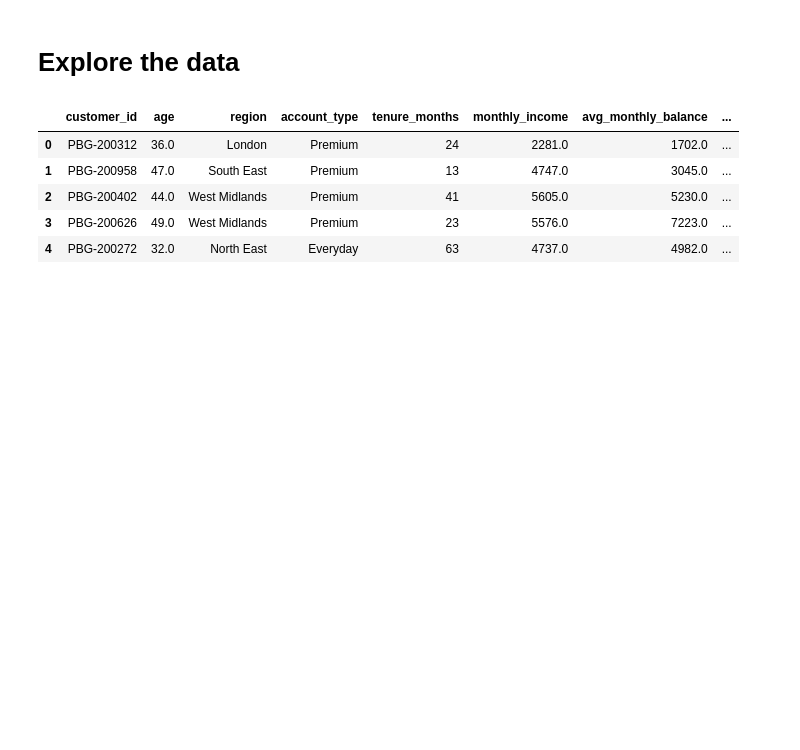
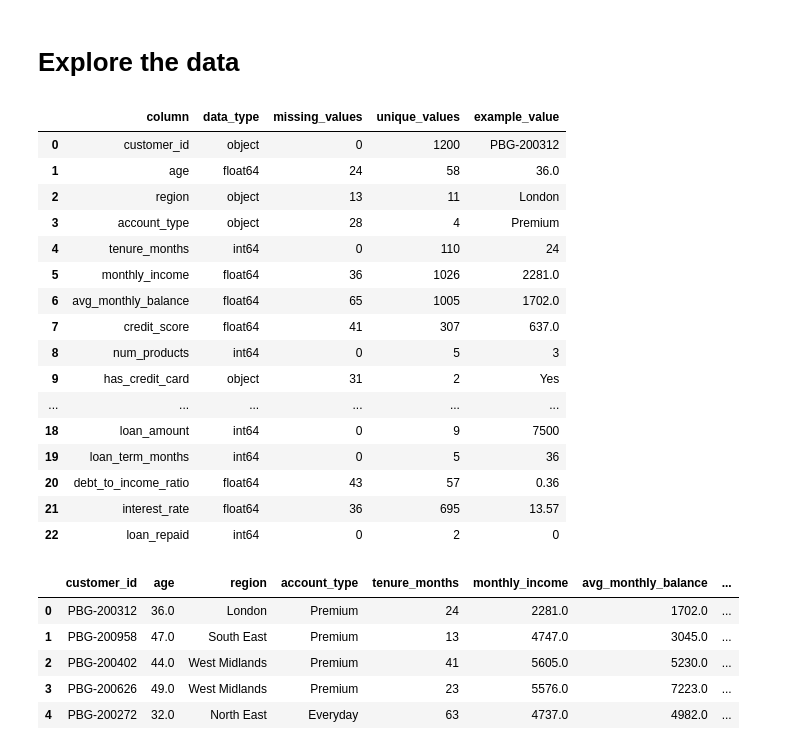
Before and after one commit to ani-ame/ml-loan-risk-model, a Jupyter notebook: pixel_ml_loan_risk_model.ipynb, the cells around one changed output. Saved outputs shown, nothing was run; the diff lists cells and outputs as text; code cells hidden in the pictures; blank space fills up the shorter version.

```diff
--- a/pixel_ml_loan_risk_model.ipynb
+++ b/pixel_ml_loan_risk_model.ipynb
@@ -21,6 +21,34 @@ file_path = os.path.join('data', 'pixels_banking_loan_repayment_capstone_dataset
 dataframe = pd.read_csv(file_path)
 # %% [markdown]
 # Explore the data
+# %%
+data_dict = pd.DataFrame({
+    "column": dataframe.columns,
+    "data_type": dataframe.dtypes.values,
+    "missing_values": dataframe.isnull().sum().values,
+    "unique_values": dataframe.nunique().values,
+    "example_value": [dataframe[col].dropna().iloc[0] for col in dataframe.columns]
+})
+
+data_dict
+# %% [output]
+|  | column | data_type | missing_values | unique_values | example_value |
+| 0 | customer_id | object | 0 | 1200 | PBG-200312 |
+| 1 | age | float64 | 24 | 58 | 36.0 |
+| 2 | region | object | 13 | 11 | London |
+| 3 | account_type | object | 28 | 4 | Premium |
+| 4 | tenure_months | int64 | 0 | 110 | 24 |
+| 5 | monthly_income | float64 | 36 | 1026 | 2281.0 |
+| 6 | avg_monthly_balance | float64 | 65 | 1005 | 1702.0 |
+| 7 | credit_score | float64 | 41 | 307 | 637.0 |
+| 8 | num_products | int64 | 0 | 5 | 3 |
+| 9 | has_credit_card | object | 31 | 2 | Yes |
+| ... | ... | ... | ... | ... | ... |
+| 18 | loan_amount | int64 | 0 | 9 | 7500 |
+| 19 | loan_term_months | int64 | 0 | 5 | 36 |
+| 20 | debt_to_income_ratio | float64 | 43 | 57 | 0.36 |
+| 21 | interest_rate | float64 | 36 | 695 | 13.57 |
+| 22 | loan_repaid | int64 | 0 | 2 | 0 |
 # %%
 df = dataframe.copy()
 df.head()
```
Also changed, not shown: parts of 6 cells of this notebook.
